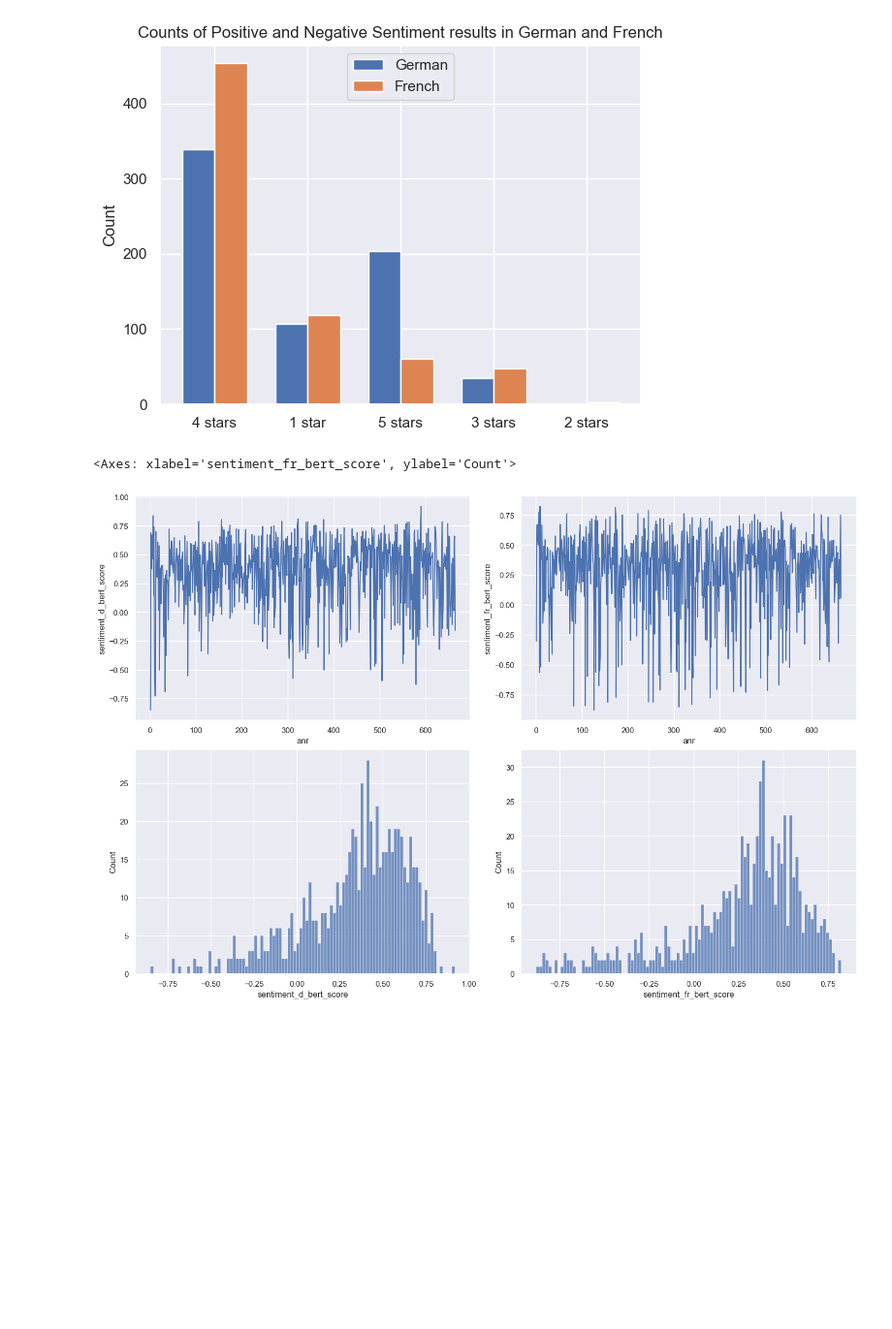
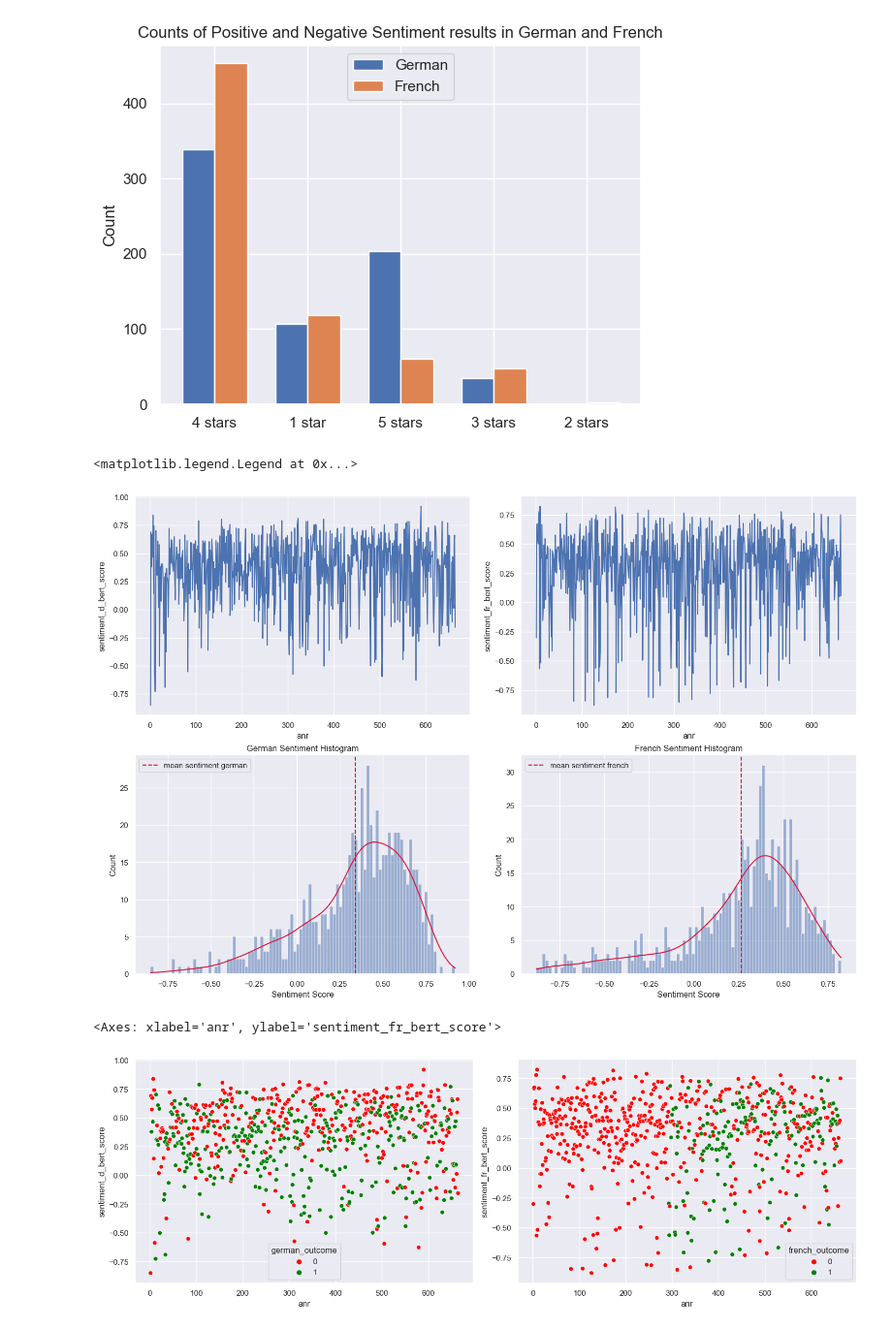
Before and after one commit to emilfunke/SwissVotingAnalysis, a Jupyter notebook: replication.ipynb, the cells around one changed output. Shown at 97% size. Drawn from its saved outputs; the diff is of its cells as text; code cells hidden in the pictures; blank space fills up the shorter version.

Commit message:
more analysis and finished plots

```diff
--- a/replication.ipynb
+++ b/replication.ipynb
@@ -206,22 +247,0 @@ sns.histplot(data=text_data, x='sentiment_fr', bins=100, ax=axs[1][1])
-# %%
-from transformers import pipeline
-
-# Create a sentiment analysis pipeline
-sentiment_classifier = pipeline("sentiment-analysis", model="nlptown/bert-base-multilingual-uncased-sentiment")
-
-# Define a list of texts in different languages
-texts = [
-    "Je déteste ce livre",
-    "ich hasse dieses Buch",
-]
-
-# Analyze sentiment for each text
-for text in texts:
-    result = sentiment_classifier(text, return_all_scores=True)
-    print(result)
-    #score = result[0]['score']
-    #sentiment = result[0]['label']
-    #print(f"Text: {text}")
-    #print(f"Score: {score}")
-    #print(f"Sentiment: {sentiment}")
-    #print("\n")
@@ -238,8 +255,8 @@ def get_bert_score(text):
 def get_bert(text):
     return sentiment(text)[0]
 # %%
-#text_data['sentiment_d_bert_label'] = text_data['titel_off_d'].progress_apply(get_bert_label)
-#text_data['sentiment_fr_bert_label'] = text_data['titel_off_f'].progress_apply(get_bert_label)
+text_data['sentiment_d_bert_label'] = text_data['titel_off_d'].progress_apply(get_bert_label)
+text_data['sentiment_fr_bert_label'] = text_data['titel_off_f'].progress_apply(get_bert_label)
 text_data['sentiment_d_bert_score'] = text_data['titel_off_d'].progress_apply(get_bert_score)
 text_data['sentiment_fr_bert_score'] = text_data['titel_off_f'].progress_apply(get_bert_score)
 # %%
@@ -278,12 +295,33 @@ ax.legend()
 plt.show()
 # %% [output]
 [figure]
+# %%
+fig, axs = plt.subplots(nrows=2,ncols=2, layout='constrained',figsize=(15,10))
+sns.lineplot(data=text_data, x='anr', y="sentiment_d_bert_score", ax=axs[0][0])
+sns.lineplot(data=text_data, x='anr', y="sentiment_fr_bert_score", ax=axs[0][1])
+sns.histplot(data=text_data, x='sentiment_d_bert_score', bins=100, ax=axs[1][0], kde=True)
+axs[1][0].lines[0].set_color('crimson')
+axs[1][0].set_title('German Sentiment Histogram')
+axs[1][0].set_xlabel('Sentiment Score')
+axs[1][0].set_ylabel('Count')
+axs[1][0].axvline(x=text_data['sentiment_d_bert_score'].mean(), color='red', ls='--', label='mean sentiment german')
+axs[1][0].legend()
+sns.histplot(data=text_data, x='sentiment_fr_bert_score', bins=100, ax=axs[1][1], kde=True)
+axs[1][1].lines[0].set_color('crimson')
+axs[1][1].set_title('French Sentiment Histogram')
+axs[1][1].set_xlabel('Sentiment Score')
+axs[1][1].set_ylabel('Count')
+axs[1][1].axvline(x=text_data['sentiment_fr_bert_score'].mean(), color='crimson', ls='--', label='mean sentiment french')
+axs[1][1].legend()
+# %% [output]
+<matplotlib.legend.Legend at 0x...>
+[figure, added]
 # %%
-fig, axs = plt.subplots(nrows=2,ncols=2, layout='constrained',figsize=(15,10))
-sns.lineplot(data=text_data, x='anr', y="sentiment_d_bert_score", ax=axs[0][0])
-sns.lineplot(data=text_data, x='anr', y="sentiment_fr_bert_score", ax=axs[0][1])
-sns.histplot(data=text_data, x='sentiment_d_bert_score', bins=100, ax=axs[1][0])
-sns.histplot(data=text_data, x='sentiment_fr_bert_score', bins=100, ax=axs[1][1])
+fig, axs = plt.subplots(nrows=1,ncols=2, layout='constrained',figsize=(15,5))
+#sns.lineplot(data=text_data, x='anr', y="sentiment_d_bert_score", hue='german_outcome', ax=axs[0][0], palette=['red', 'green'])
+#sns.lineplot(data=text_data, x='anr', y="sentiment_fr_bert_score", hue='french_outcome', ax=axs[0][1], palette=['red', 'green'])
+sns.scatterplot(data=text_data, x='anr', y='sentiment_d_bert_score', hue='german_outcome', ax=axs[0], palette=['red', 'green'])
+sns.scatterplot(data=text_data, x='anr', y='sentiment_fr_bert_score', hue='french_outcome', ax=axs[1], palette=['red', 'green'])
 # %% [output]
-<Axes: xlabel='sentiment_fr_bert_score', ylabel='Count'>
+<Axes: xlabel='anr', ylabel='sentiment_fr_bert_score'>
-[figure, old version]
+[figure, new version]
```
Also changed, not shown: parts of 15 cells of this notebook, 7 other files.
